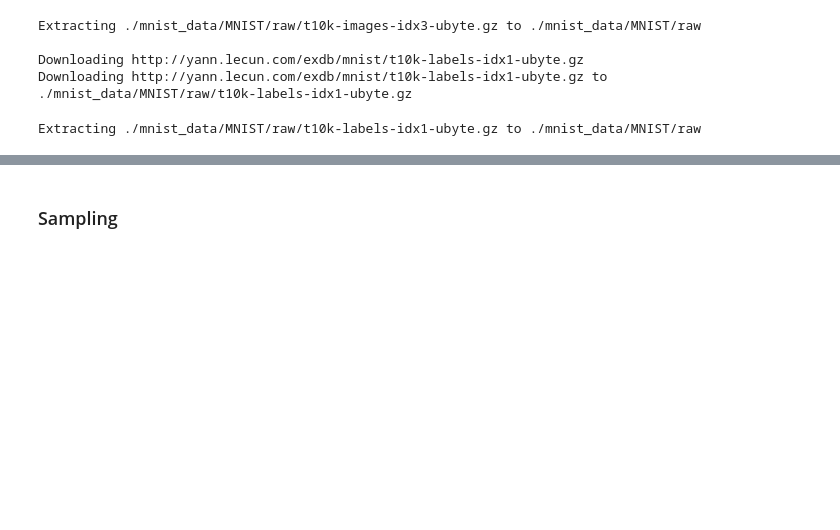
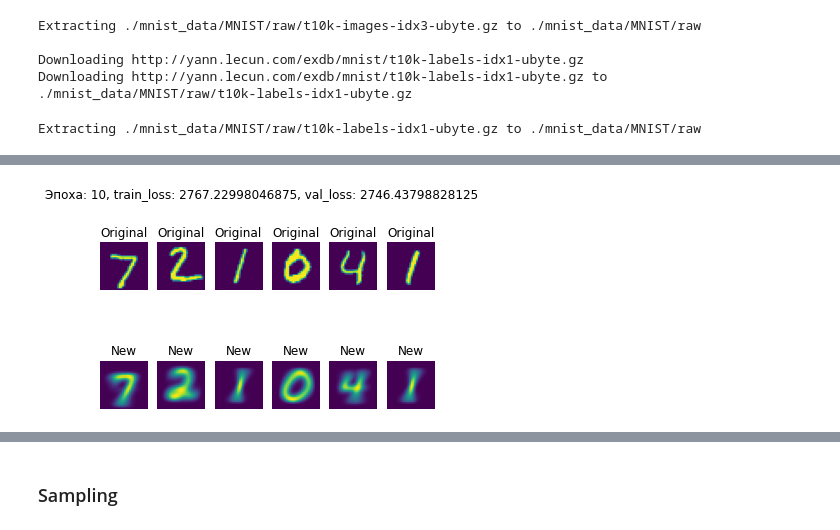
Before and after one commit to gbrs/DLS_1_2022_spring, a Jupyter notebook: adv 19 Домашнее задание. Автоэнкодеры/19 [hw]autoencoders.ipynb, the cells around one changed output, grey strips where cells are left out. Drawn from its saved outputs; the diff is of its cells as text; code cells hidden in the pictures; blank space fills up the shorter version.

```diff
--- a/adv 19 Домашнее задание. Автоэнкодеры/19 [hw]autoencoders.ipynb
+++ b/adv 19 Домашнее задание. Автоэнкодеры/19 [hw]autoencoders.ipynb
@@ -1233,0 +1219,6 @@ KeyboardInterrupt: ignored
+# %%
+max_epochs = 10
+optimizer = torch.optim.Adam(autoencoder_cvae.parameters(), lr=0.001, betas=(0.9, 0.999), weight_decay=0)
+train(autoencoder_cvae, optimizer, criterion, max_epochs, train_loader, test_loader)
+# %% [output]
+[figure, added]
```
Also changed, not shown: parts of 16 cells of this notebook.
